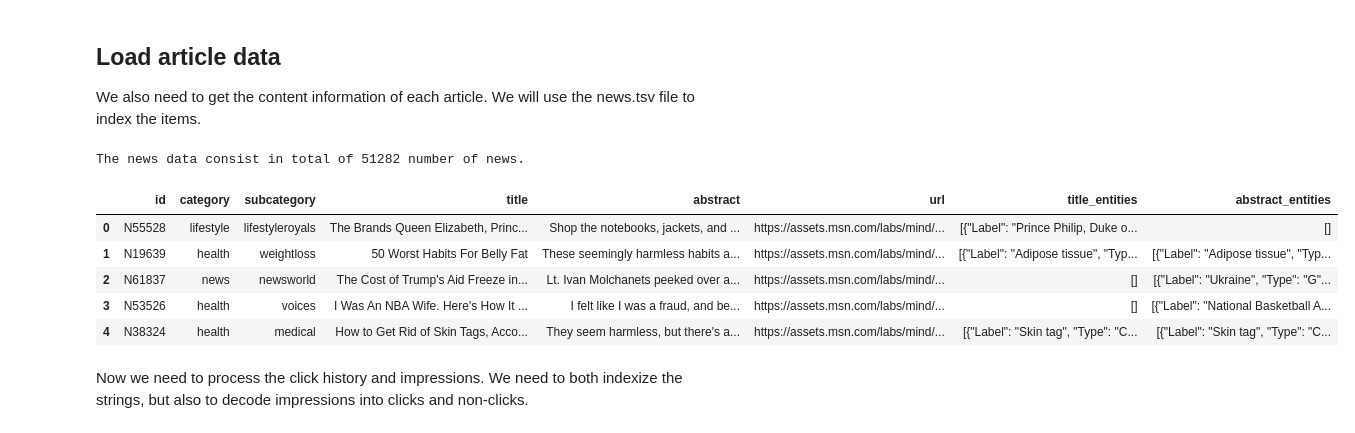
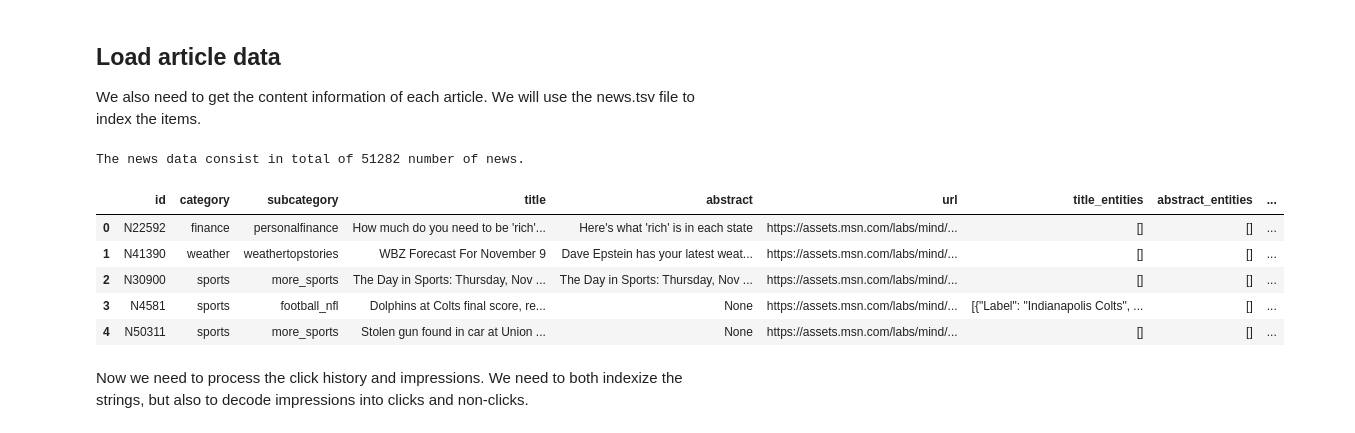
Before and after one commit to yvesaur/recome, a Jupyter notebook: server/data/recome_user.ipynb, the cells around one changed output. Drawn from its saved outputs; the diff is of its cells as text; code cells hidden in the pictures.

```diff
--- a/server/data/recome_user.ipynb
+++ b/server/data/recome_user.ipynb
@@ -86,26 +91,26 @@ We have 50000 unique users in the dataset
 We also need to get the content information of each article. We will use the news.tsv file to index the items.
 # %%
 # Execute a query for news
-cur.execute("SELECT * FROM news")
+cur.execute("SELECT * FROM news1")
 # Fetch all the rows for news
 rows = cur.fetchall()
 column_names = [desc[0] for desc in cur.description] # Get the column names
 news = pd.DataFrame(rows, columns=column_names) # Create a DataFrame from the rows, with the column names
 print(f"The news data consist in total of {len(news)} number of news.")
 
 # Build index of items
 ind2item = {idx +1: itemid for idx, itemid in enumerate(news['id'].values)}
 item2ind = {itemid : idx for idx, itemid in ind2item.items()}
 
 news.head()
 # %% [output]
 The news data consist in total of 51282 number of news.
-|  | id | category | subcategory | title | abstract | url | title_entities | abstract_entities |
-| 0 | N55528 | lifestyle | lifestyleroyals | The Brands Queen Elizabeth, Princ... | Shop the notebooks, jackets, and ... | https://assets.msn.com/labs/mind/... | [{"Label": "Prince Philip, Duke o... | [] |
-| 1 | N19639 | health | weightloss | 50 Worst Habits For Belly Fat | These seemingly harmless habits a... | https://assets.msn.com/labs/mind/... | [{"Label": "Adipose tissue", "Typ... | [{"Label": "Adipose tissue", "Typ... |
-| 2 | N61837 | news | newsworld | The Cost of Trump's Aid Freeze in... | Lt. Ivan Molchanets peeked over a... | https://assets.msn.com/labs/mind/... | [] | [{"Label": "Ukraine", "Type": "G"... |
-| 3 | N53526 | health | voices | I Was An NBA Wife. Here's How It ... | I felt like I was a fraud, and be... | https://assets.msn.com/labs/mind/... | [] | [{"Label": "National Basketball A... |
-| 4 | N38324 | health | medical | How to Get Rid of Skin Tags, Acco... | They seem harmless, but there's a... | https://assets.msn.com/labs/mind/... | [{"Label": "Skin tag", "Type": "C... | [{"Label": "Skin tag", "Type": "C... |
+|  | id | category | subcategory | title | abstract | url | title_entities | abstract_entities | ... |
+| 0 | N22592 | finance | personalfinance | How much do you need to be 'rich'... | Here's what 'rich' is in each state | https://assets.msn.com/labs/mind/... | [] | [] | ... |
+| 1 | N41390 | weather | weathertopstories | WBZ Forecast For November 9 | Dave Epstein has your latest weat... | https://assets.msn.com/labs/mind/... | [] | [] | ... |
+| 2 | N30900 | sports | more_sports | The Day in Sports: Thursday, Nov ... | The Day in Sports: Thursday, Nov ... | https://assets.msn.com/labs/mind/... | [] | [] | ... |
+| 3 | N4581 | sports | football_nfl | Dolphins at Colts final score, re... | None | https://assets.msn.com/labs/mind/... | [{"Label": "Indianapolis Colts", ... | [] | ... |
+| 4 | N50311 | sports | more_sports | Stolen gun found in car at Union ... | None | https://assets.msn.com/labs/mind/... | [] | [] | ... |
 # %% [markdown]
 Now we need to process the click history and impressions. We need to both indexize the strings, but also to decode impressions into clicks and non-clicks.
 # %%
```
Also changed, not shown: parts of 10 cells of this notebook, 20 other files.
